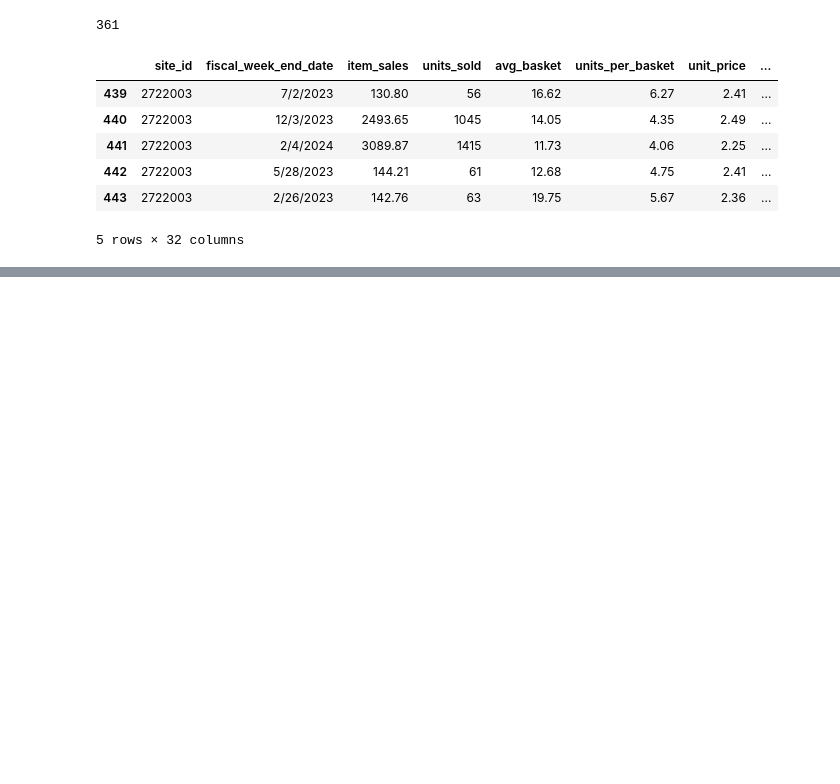
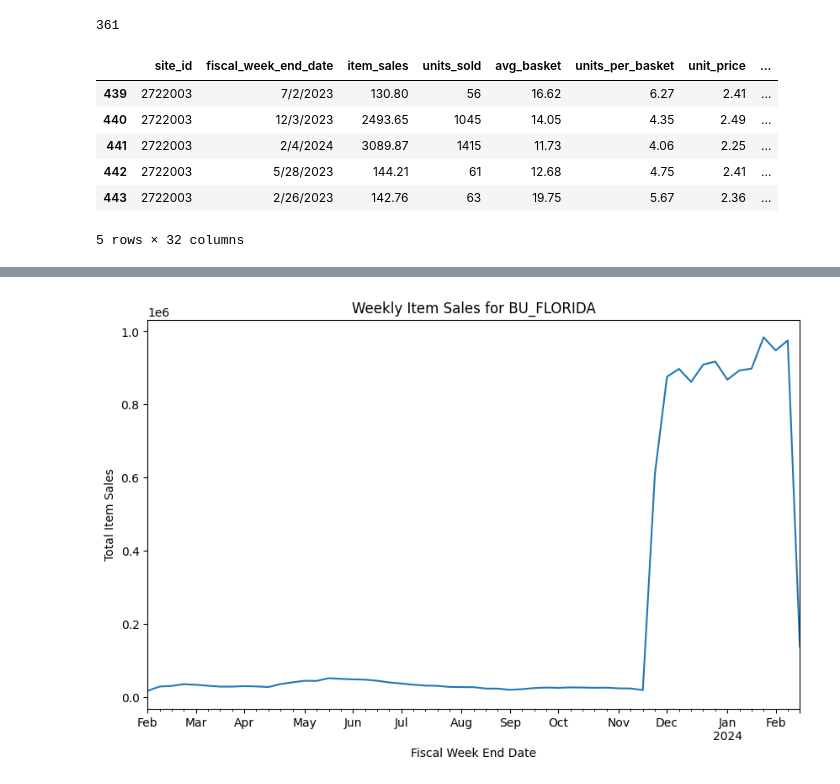
Before and after one commit to MariamAmmar/6644_Final_Project, a Jupyter notebook: Florida_projectgroup39.ipynb, the cells around one changed output, grey strips where cells are left out. Saved outputs shown, nothing was run; the diff lists cells and outputs as text; code cells hidden in the pictures; blank space fills up the shorter version.

```diff
--- a/Florida_projectgroup39.ipynb
+++ b/Florida_projectgroup39.ipynb
@@ -200,3 +200,8 @@ BU_FLORIDA_data.head()
 | 442 | 2722003 | 5/28/2023 | 144.21 | 61 | 12.68 | 4.75 | 2.41 | ... |
 | 443 | 2722003 | 2/26/2023 | 142.76 | 63 | 19.75 | 5.67 | 2.36 | ... |
 5 rows × 32 columns
+# %%
+# Create column fiscal_week_end_date as a time frame
+
+BU_FLORIDA_data['fiscal_week_end_date'] = pd.to_datetime(BU_FLORIDA_data['fiscal_week_end_date'])
+BU_FLORIDA_data.head()
@@ -202,0 +216,9 @@ BU_FLORIDA_data.head()
+# %%
+# Sort Value
+
+BU_FLORIDA_data.sort_values(by='fiscal_week_end_date', inplace=True)
+# %%
+# aggregate item_sales weekly
+
+weekly_sales = BU_FLORIDA_data.groupby('fiscal_week_end_date')['item_sales'].sum()
+print(weekly_sales)
@@ -202,0 +243,10 @@ BU_FLORIDA_data.head()
+# %%
+#Create a line graph for weekly_sales
+
+weekly_sales.plot(kind='line', figsize=(10, 6))
+plt.xlabel('Fiscal Week End Date')
+plt.ylabel('Total Item Sales')
+plt.title('Weekly Item Sales for BU_FLORIDA')
+plt.show()
+# %% [output]
+[figure, added]
```
Also changed, not shown: parts of 2 cells of this notebook.
